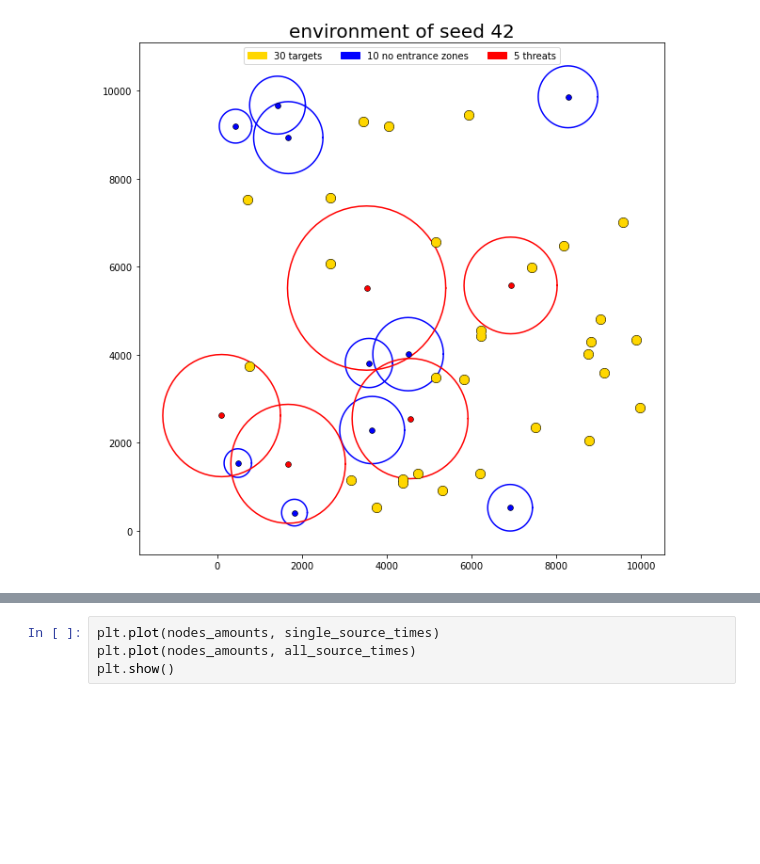
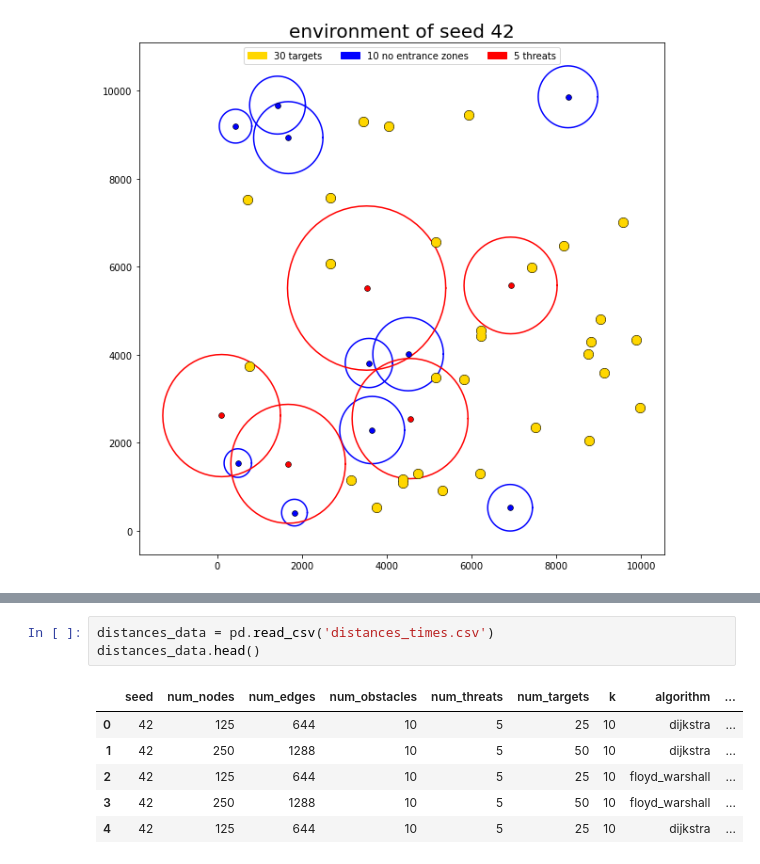
Before and after one commit to Elilgo324/quick-and-safe, a Jupyter notebook: main.ipynb, the cells around one changed output, grey strips where cells are left out. Cells and saved outputs as stored; diff of their text form; blank space fills up the shorter version.

```diff
--- a/main.ipynb
+++ b/main.ipynb
@@ -328,4 +302,10 @@ KeyboardInterrupt:
-# %%
-plt.plot(nodes_amounts, single_source_times)
-plt.plot(nodes_amounts, all_source_times)
-plt.show()
+# %%
+distances_data = pd.read_csv('distances_times.csv')
+distances_data.head()
+# %% [output]
+|  | seed | num_nodes | num_edges | num_obstacles | num_threats | num_targets | k | algorithm | ... |
+| 0 | 42 | 125 | 644 | 10 | 5 | 25 | 10 | dijkstra | ... |
+| 1 | 42 | 250 | 1288 | 10 | 5 | 50 | 10 | dijkstra | ... |
+| 2 | 42 | 125 | 644 | 10 | 5 | 25 | 10 | floyd_warshall | ... |
+| 3 | 42 | 250 | 1288 | 10 | 5 | 50 | 10 | floyd_warshall | ... |
+| 4 | 42 | 125 | 644 | 10 | 5 | 25 | 10 | dijkstra | ... |
```
Also changed, not shown: parts of 16 cells of this notebook, 2 other files.
